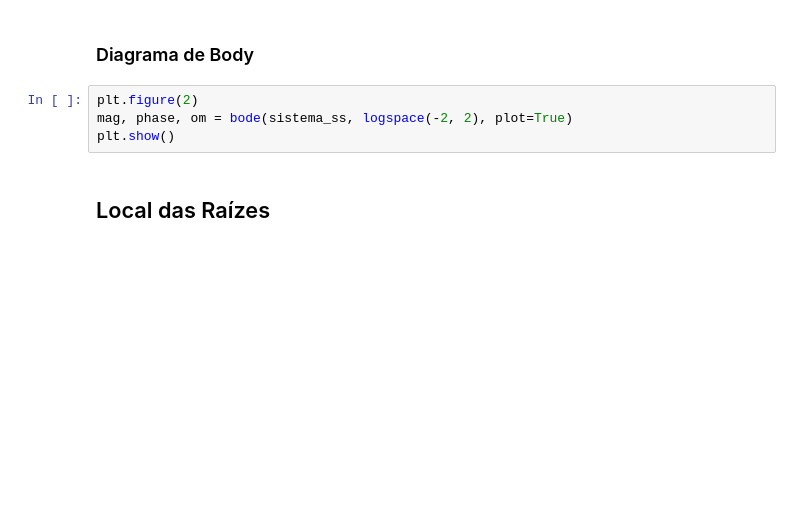
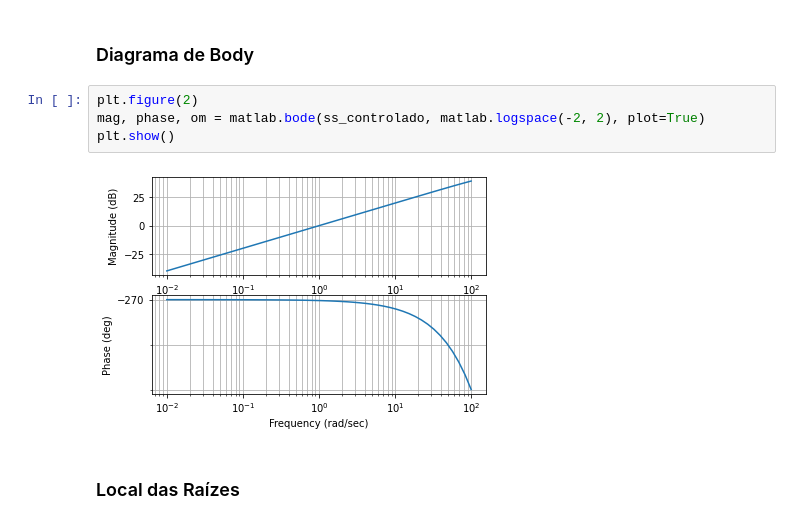
Before and after one commit to goncalves-matheus/calculos-controle-3, a Jupyter notebook: controle-3.ipynb, the cells around one changed output. Drawn from its saved outputs; the diff is of its cells as text; blank space fills up the shorter version.

```diff
--- a/controle-3.ipynb
+++ b/controle-3.ipynb
@@ -34,9 +105,11 @@ plt.show()
 ### Diagrama de Body
 # %%
 plt.figure(2)
-mag, phase, om = bode(sistema_ss, logspace(-2, 2), plot=True)
+mag, phase, om = matlab.bode(ss_controlado, matlab.logspace(-2, 2), plot=True)
 plt.show()
+# %% [output]
+[figure, added]
 # %% [markdown]
-## Local das Raízes
+### Local das Raízes
 # %%
 plt.figure(3)
```
Also changed, not shown: parts of 7 cells of this notebook.
